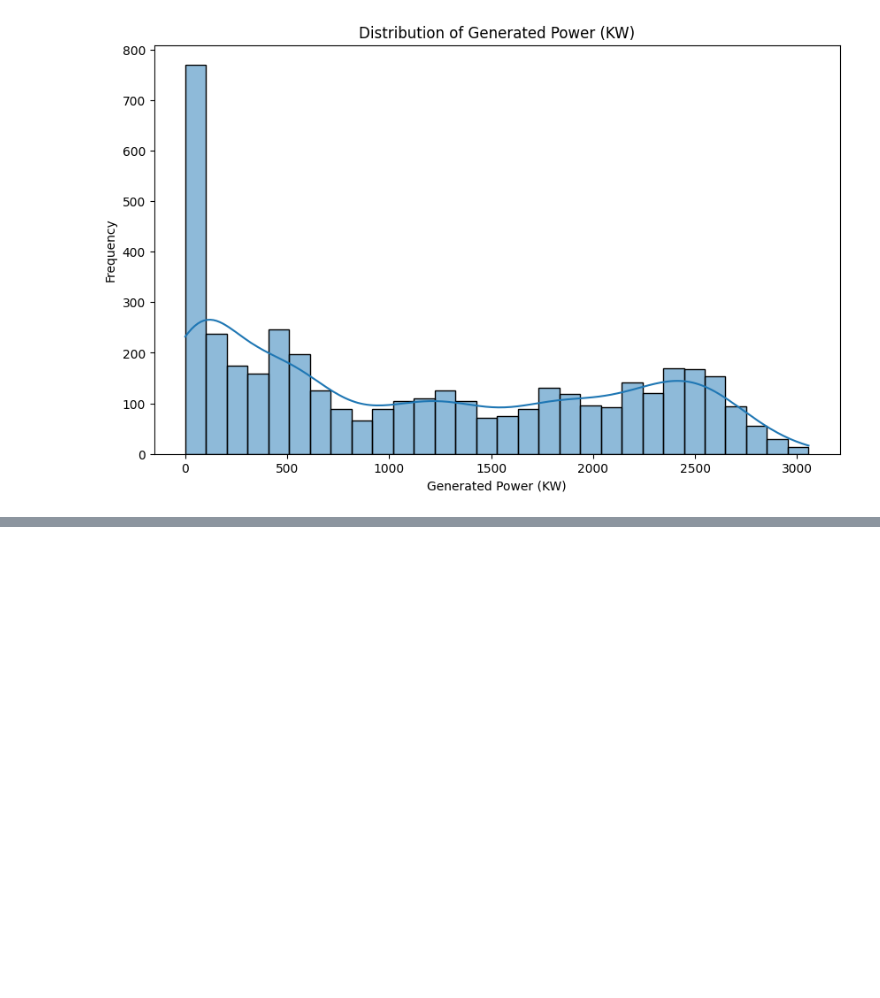
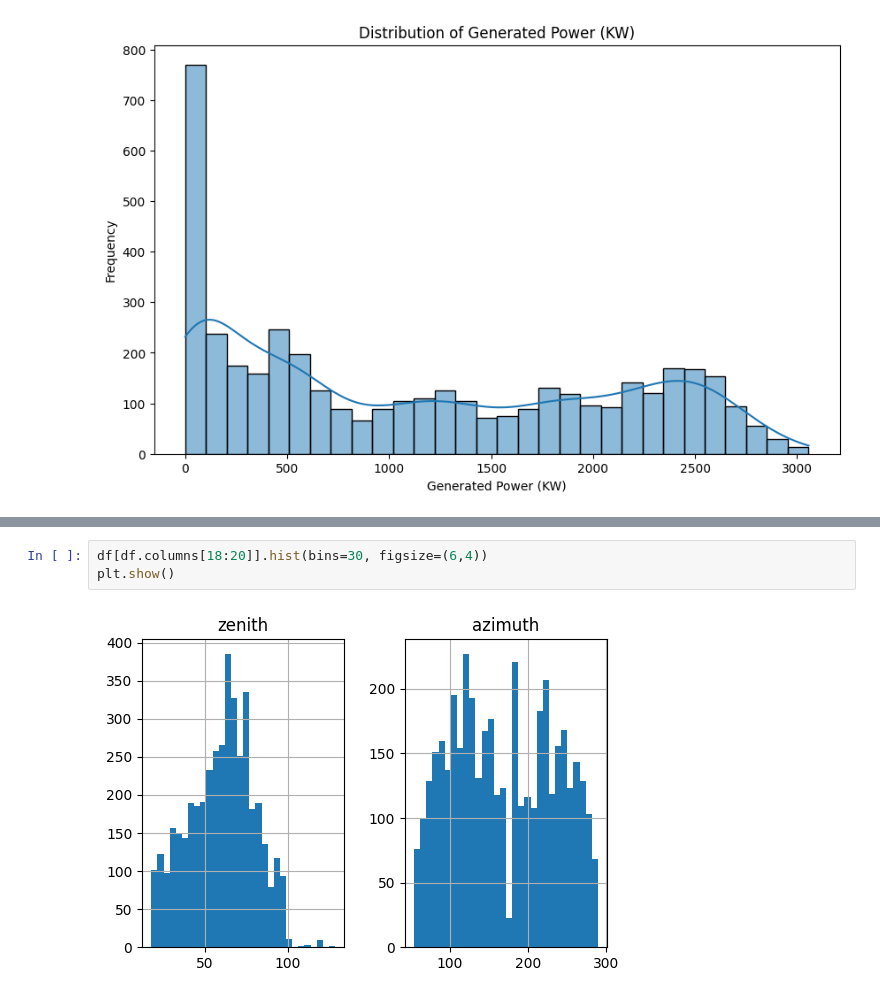
Before and after one commit to sofi1401/Solar-Power-Prediction, a Jupyter notebook: solarpowerprediction.ipynb, the cells around one changed output, grey strips where cells are left out. Saved outputs shown, nothing was run; the diff lists cells and outputs as text; blank space fills up the shorter version.

```diff
--- a/solarpowerprediction.ipynb
+++ b/solarpowerprediction.ipynb
@@ -135,0 +150,5 @@ plt.show()
+# %%
+df[df.columns[18:20]].hist(bins=30, figsize=(6,4))
+plt.show()
+# %% [output]
+[figure, added]
```
Also changed, not shown: parts of 8 cells of this notebook, 1 other file.
